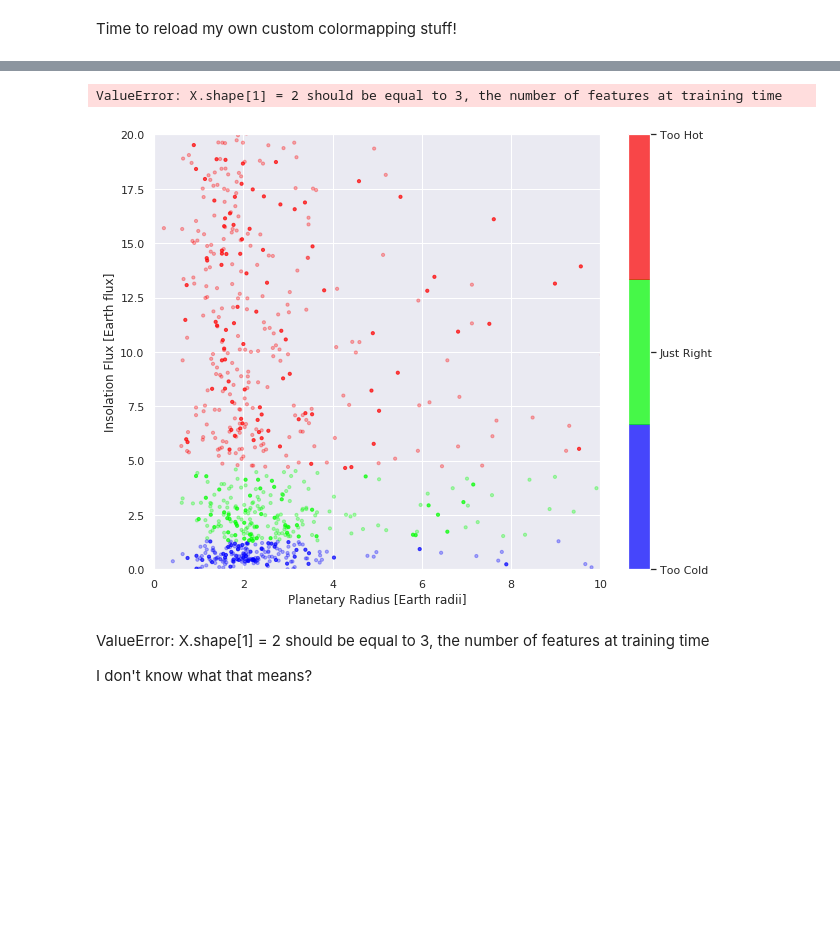
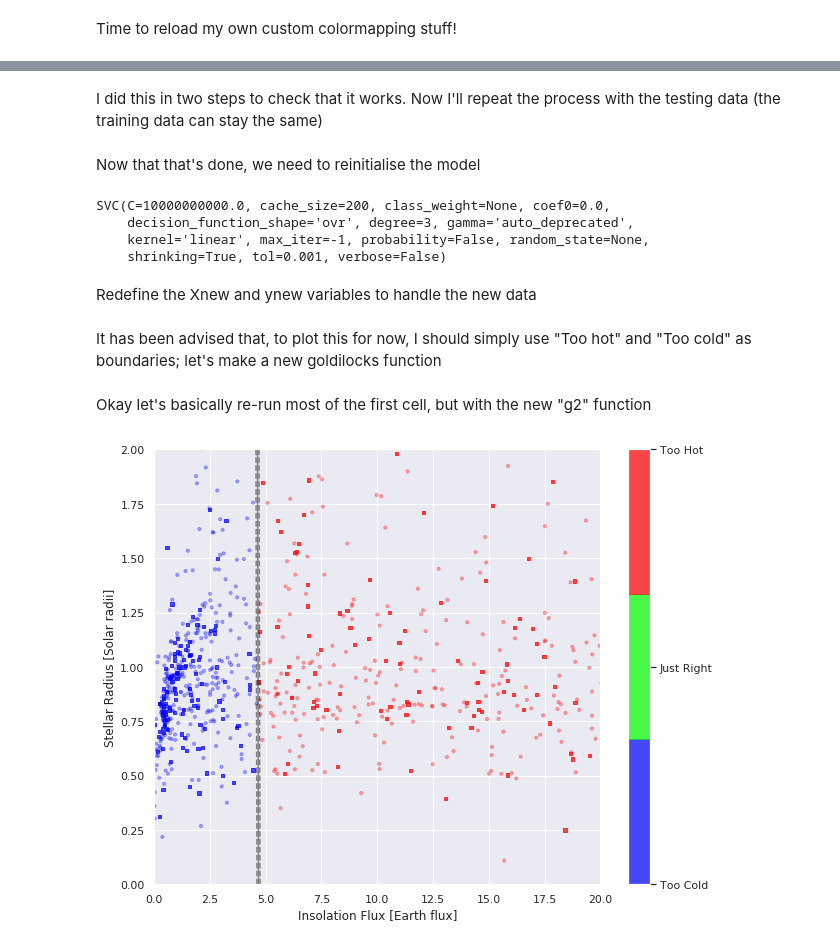
Before and after one commit to jdowzell/Thesis, a Jupyter notebook: 20190710 - Support Vector Machines.ipynb, the cells around one changed output, grey strips where cells are left out. Cells and saved outputs as stored; diff of their text form; code cells hidden in the pictures; blank space fills up the shorter version.

```diff
--- a/20190710 - Support Vector Machines.ipynb
+++ b/20190710 - Support Vector Machines.ipynb
@@ -127,7 +127,7 @@ def plot_svc_decision_function(model, ax=None, plot_support=True):
     # create grid to evaluate model
     x = np.linspace(xlim[0], xlim[1], 30)
     y = np.linspace(ylim[0], ylim[1], 30)
-    Y, X = np.meshgrid(y, x, sparse=True)
+    Y, X = np.meshgrid(y, x)
     xy = np.vstack([X.ravel(), Y.ravel()]).T
 
     P = model.decision_function(xy).reshape(X.shape)
@@ -172,7 +172,7 @@ def makeNewGraph(d1, d2, earth=False):
     plt.scatter(trainingX[d1], trainingX[d2], c=trainingY.values, s=10, cmap=gold_colours, alpha=0.3)
 
     # Plot the Testing Data
-    plt.scatter(Xnew[d1], Xnew[d2], c=ynew, s=10, cmap=gold_colours, alpha=0.7)
+    plt.scatter(Xnew[d1], Xnew[d2], c=ynew, marker="s", s=10, cmap=gold_colours, alpha=0.7)
 
     # Plot EARTH
     if earth==True:
@@ -192,0 +214,2 @@ def makeNewGraph(d1, d2, earth=False):
+# %% [markdown]
+I did this in two steps to check that it works. Now I'll repeat the process with the testing data (the training data can stay the same)
@@ -192,0 +218,12 @@ def makeNewGraph(d1, d2, earth=False):
+# %% [markdown]
+Now that that's done, we need to reinitialise the model
+# %%
+model = SVC(kernel='linear', C=1E10)
+model.fit(newTrainX, trainingY)
+# %% [output]
+SVC(C=10000000000.0, cache_size=200, class_weight=None, coef0=0.0,
+    decision_function_shape='ovr', degree=3, gamma='auto_deprecated',
+    kernel='linear', max_iter=-1, probability=False, random_state=None,
+    shrinking=True, tol=0.001, verbose=False)
+# %% [markdown]
+Redefine the Xnew and ynew variables to handle the new data
@@ -192,0 +233,8 @@ def makeNewGraph(d1, d2, earth=False):
+# %% [markdown]
+It has been advised that, to plot this for now, I should simply use "Too hot" and "Too cold" as boundaries; let's make a new goldilocks function
+# %%
+def g2(t):
+    # Let's set the limit temp to be 50C, ie, 323K
+    return 1 if t > 373 else -1
+# %% [markdown]
+Okay let's basically re-run most of the first cell, but with the new "g2" function
@@ -193,10 +296,5 @@ def makeNewGraph(d1, d2, earth=False):
 # %%
-makeNewGraph(dim1, dim3)
+makeNewGraph(dim3, dim2)
 plot_svc_decision_function(model);
 # %% [output]
-ValueError: X.shape[1] = 2 should be equal to 3, the number of features at training time
-[figure, old version]
+[figure, new version]
-# %% [markdown]
-ValueError: X.shape[1] = 2 should be equal to 3, the number of features at training time
-
-I don't know what that means?
```
Also changed, not shown: parts of 13 cells of this notebook.
